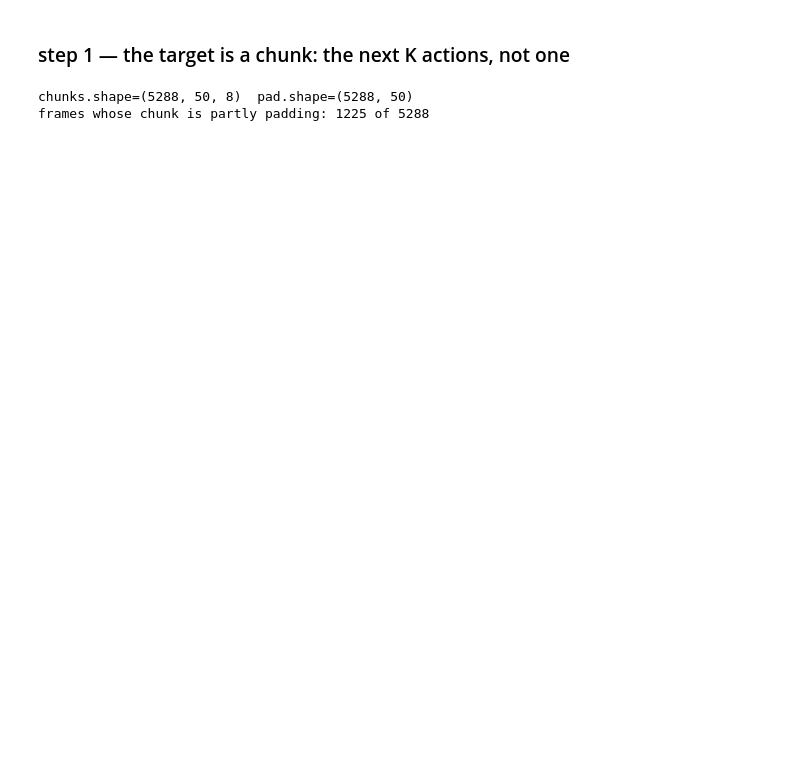
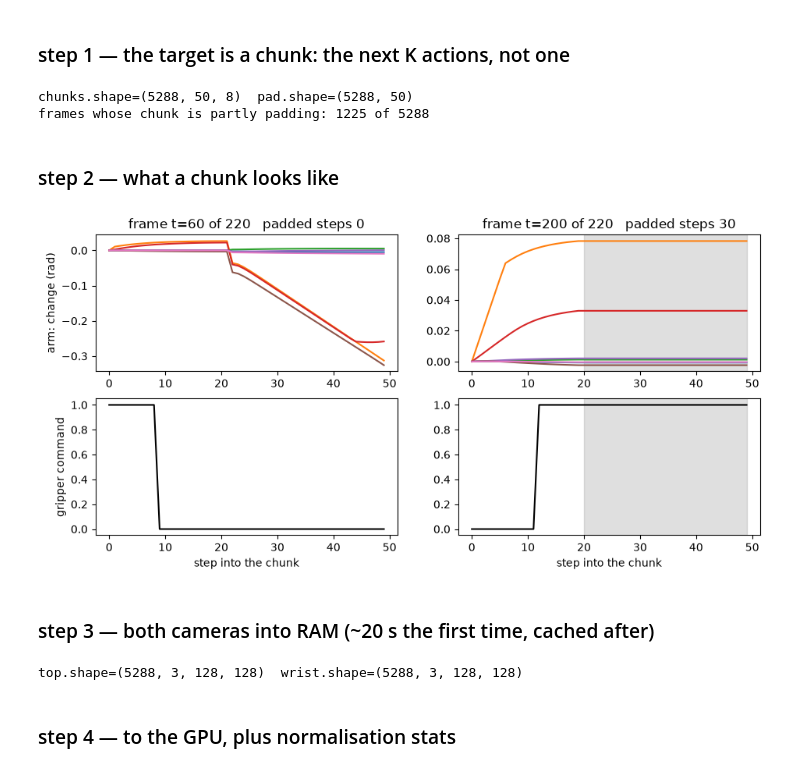
Before and after one commit to rgsk/dream-robot, a Jupyter notebook: rough/act_byname.ipynb, the cells around one changed output. Saved outputs shown, nothing was run; the diff lists cells and outputs as text; code cells hidden in the pictures; blank space fills up the shorter version.

```diff
--- a/rough/act_byname.ipynb
+++ b/rough/act_byname.ipynb
@@ -66,3 +64,31 @@ print(f"frames whose chunk is partly padding: {pad.any(1).sum()} of {len(action)
 # %% [output]
 chunks.shape=(5288, 50, 8)  pad.shape=(5288, 50)
 frames whose chunk is partly padding: 1225 of 5288
+# %% [markdown]
+### step 2 — what a chunk looks like
+# %%
+import matplotlib.pyplot as plt
+
+rows = np.flatnonzero(episode == 2)  # demo 2's frames, as in bc_2
+fig = plt.figure(figsize=(11, 5))
+arm = [fig.add_subplot(2, 2, 1 + col) for col in range(2)]  # top row: 7 arm joints
+grip = [fig.add_subplot(2, 2, 3 + col, sharex=arm[col]) for col in range(2)]  # bottom row: gripper
+for col, t in enumerate([60, len(rows) - 20]):  # mid-demo, and 20 steps before the end
+    ch = chunks[rows[t]]  # [K, 8], the plan from frame t
+    arm[col].plot(ch[:, :7] - ch[0, :7])  # as change from the chunk's first action
+    grip[col].plot(ch[:, 7], color="k")  # gripper command: 1 open, 0 close
+    n_pad = int(pad[rows[t]].sum())
+    if n_pad:
+        for a in (arm[col], grip[col]):
+            a.axvspan(
+                K - n_pad, K - 1, color="grey", alpha=0.25
+            )  # padded: repeats the final action
+    arm[col].set_title(f"frame t={t} of {len(rows)}   padded steps {n_pad}")
+    grip[col].set_xlabel("step into the chunk")
+arm[0].set_ylabel("arm: change (rad)")
+grip[0].set_ylabel("gripper command")
+plt.show()
+# %% [output]
+[figure, added]
+# %% [markdown]
+### step 3 — both cameras into RAM (~20 s the first time, cached after)
@@ -68,0 +110,7 @@ frames whose chunk is partly padding: 1225 of 5288
+# %%
+(top=, wrist=) = load_images()
+print(f"{top.shape=}  {wrist.shape=}")
+# %% [output]
+top.shape=(5288, 3, 128, 128)  wrist.shape=(5288, 3, 128, 128)
+# %% [markdown]
+### step 4 — to the GPU, plus normalisation stats
```
Also changed, not shown: parts of 17 cells of this notebook, 2 other files.
